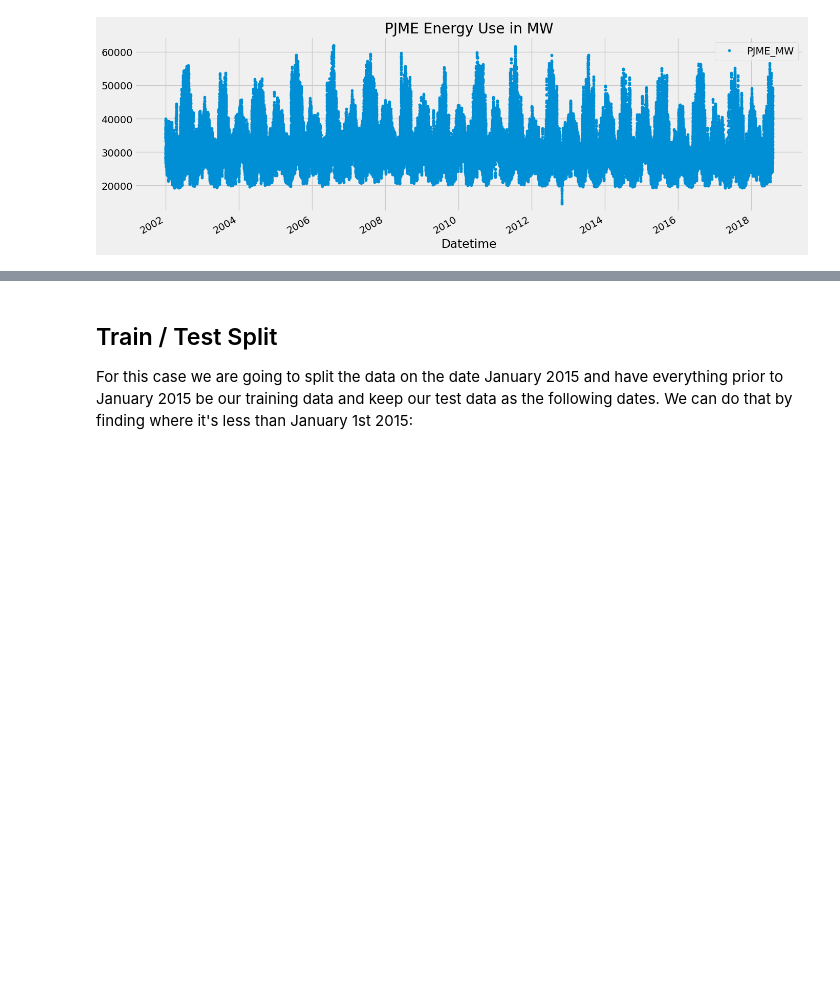
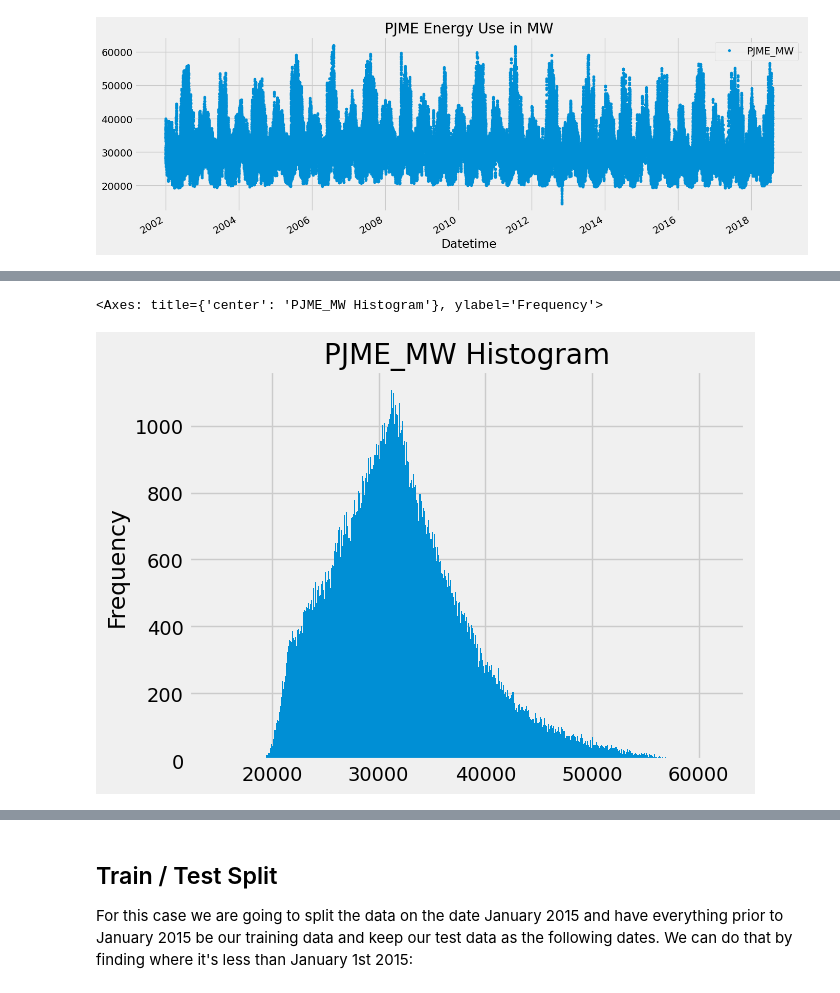
Before and after one commit to dorianDraper/Time-Series-projects, a Jupyter notebook: src/pt1_energy_consumption_project.ipynb, the cells around one changed output, grey strips where cells are left out. Saved outputs shown, nothing was run; the diff lists cells and outputs as text; code cells hidden in the pictures; blank space fills up the shorter version.

```diff
--- a/src/energy_consumption_project.ipynb
+++ b/src/pt1_energy_consumption_project.ipynb
@@ -47,0 +52,5 @@ plt.show()
+# %%
+df['PJME_MW'].plot(kind='hist', bins=500, color=color_pal[0], title='PJME_MW Histogram')
+# %% [output]
+<Axes: title={'center': 'PJME_MW Histogram'}, ylabel='Frequency'>
+[figure, added]
```
Also changed, not shown: parts of 8 cells of this notebook, 1 other file.
